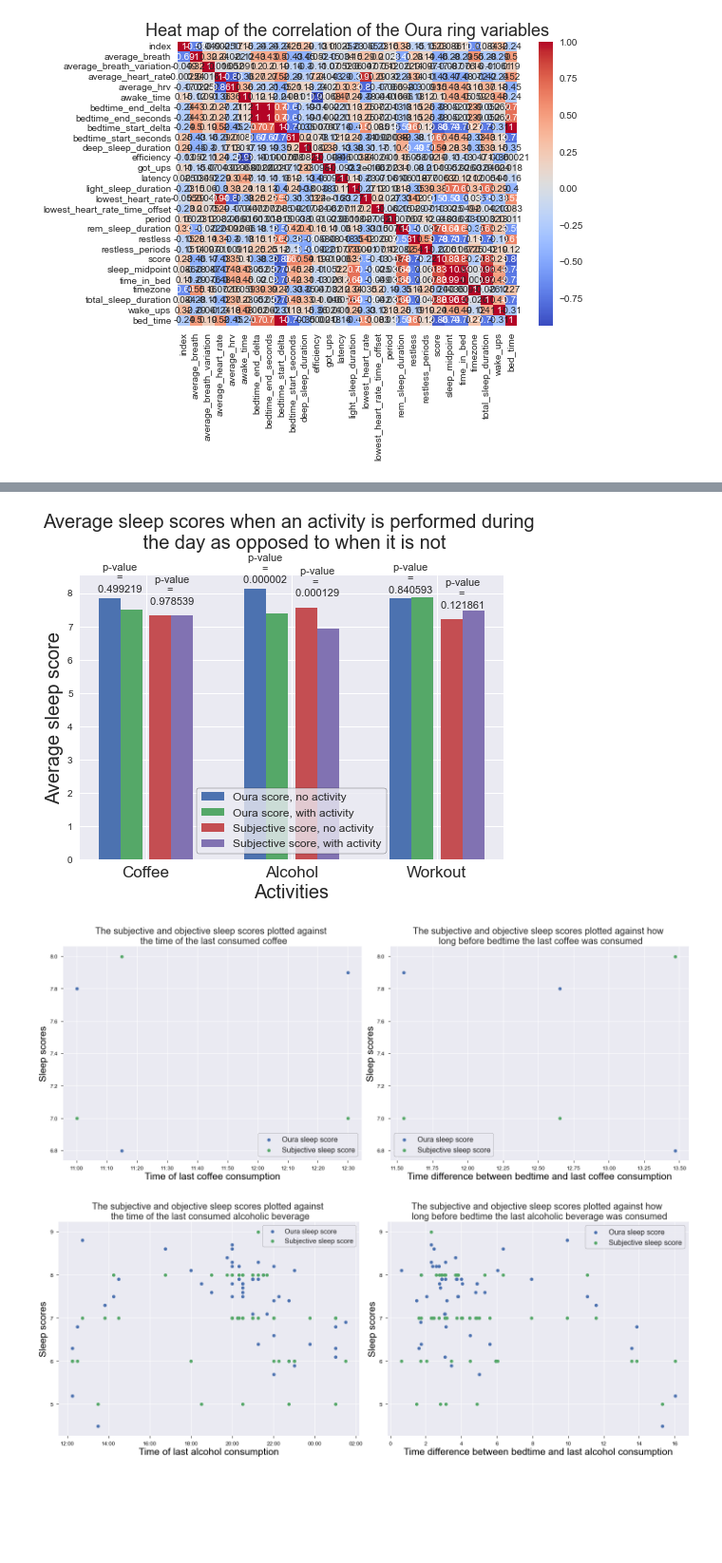
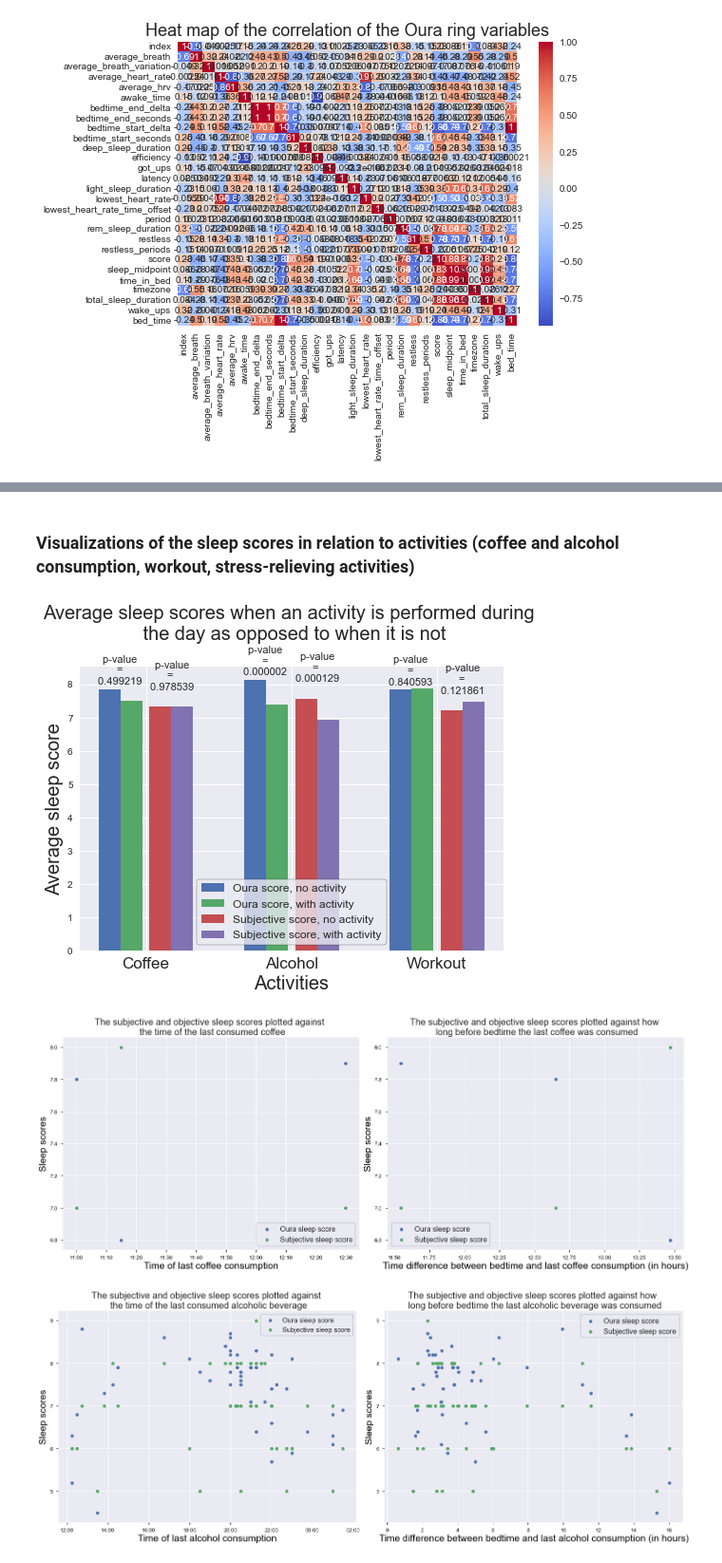
Before and after one commit to thalianajjar/internship_code, a Jupyter notebook: data_visualization.ipynb, the cells around one changed output, grey strips where cells are left out. Shown at 95% size. Saved outputs shown, nothing was run; the diff lists cells and outputs as text; code cells hidden in the pictures; blank space fills up the shorter version.

```diff
--- a/data_visualization.ipynb
+++ b/data_visualization.ipynb
@@ -135,0 +140,2 @@ plt.show()
+# %% [markdown]
+### Visualizations of the sleep scores in relation to activities (coffee and alcohol consumption, workout, stress-relieving activities)
@@ -136,8 +146,4 @@ plt.show()
 # %%
-# Function that returns the average of an integer list
-def average(lst):
-    return sum(lst) / len(lst)
-
 # Plots the average sleep scores with days when an acticity was performed as compared to those where no activity was performed
 def plot_activities_effect(df):
     plt.style.use("seaborn")
@@ -192,8 +198,8 @@ def plot_activities_effect(df):
     plt.bar(X_axis + 0.25, y_present_sub, 0.15, label = 'Subjective score, with activity')
 
     # Add p-values above bar plots
-    plt.bar_label(p1, ['       ' + 'p-value\n' + '       ' + '=\n' + '       ' + '%.6f' % p for p in p_values], padding=4, fontsize=11)
-    plt.bar_label(p2, ['        ' + 'p-value\n' + '       ' + '=\n' + '        ' + '%.6f' % p for p in p_sub_values], padding=10, fontsize=11)
+    plt.bar_label(p1, ['       ' + 'p-value\n' + '       ' + '=\n' + '       ' + '%.6f' % p for p in p_values], padding=3, fontsize=11)
+    plt.bar_label(p2, ['        ' + 'p-value\n' + '       ' + '=\n' + '        ' + '%.6f' % p for p in p_sub_values], padding=16, fontsize=11)
 
     plt.xticks(X_axis, X, fontsize=17)
     plt.xlabel("Activities", fontsize=20)
@@ -204,7 +210,7 @@ def plot_activities_effect(df):
 
 plot_activities_effect(df)
 # %% [output]
-[figure, old version]
+[figure, new version]
 # %%
 # Plot the sleep scores as a function of the time of the last coffee consumption
 def plot_coffee_times(df):
@@ -213,6 +219,7 @@ def plot_coffee_times(df):
     plt.style.use("seaborn")
     colour_axes = "black"
 
+    # Convert the time from float to datetime object (so that the axis shows e.g. 11:00 rather than 11.0)
     cof_time = []
     for index, row in coffee_days.iterrows():
         cof_time.append(datetime.datetime.fromtimestamp((coffee_days.iloc[index]['coffee_time']-1)*3600))
@@ -230,13 +237,14 @@ def plot_coffee_times(df):
     ax_coffee_time.xaxis.label.set_color(colour_axes)
     ax_coffee_time.legend(prop={'size': 16}, frameon=True, loc="best").get_frame().set_edgecolor('k')
 
+    # Compute how long before bed time coffee was consumed
     time_before_bed = coffee_days['bed_time'].values - coffee_days['coffee_time'].values
 
     ax_coffee_time_diff = time_coffee.add_subplot(122)
     ax_coffee_time_diff.ticklabel_format(useOffset=False)
     ax_coffee_time_diff.scatter(time_before_bed, coffee_days['score'].values, label="Oura sleep score")
     ax_coffee_time_diff.scatter(time_before_bed, coffee_days['subjective_sleep_score'].values, label="Subjective sleep score")
-    ax_coffee_time_diff.set_xlabel("Time difference between bedtime and last coffee consumption", fontsize=21)
+    ax_coffee_time_diff.set_xlabel("Time difference between bedtime and last coffee consumption (in hours)", fontsize=21)
     ax_coffee_time_diff.set_ylabel("Sleep scores", fontsize=21)
     ax_coffee_time_diff.tick_params(axis='both', colors=colour_axes, which='major', size=5, labelsize=12)
     ax_coffee_time_diff.set_title("The subjective and objective sleep scores plotted against how \n long before bedtime the last coffee was consumed", fontsize=20)
@@ -249,7 +257,7 @@ def plot_coffee_times(df):
 
 plot_coffee_times(df)
 # %% [output]
-[figure, old version]
+[figure, new version]
 # %%
 # Plot the sleep scores as a function of the time of the last alcohol consumption
 def plot_alcohol_times(df):
@@ -258,6 +266,7 @@ def plot_alcohol_times(df):
     plt.style.use("seaborn")
     colour_axes = "black"
 
+    # Convert the time from float to datetime object (so that the axis shows e.g. 11:00 rather than 11.0)
     alc_time = []
     for index, row in alcohol_days.iterrows():
         alc_time.append(datetime.datetime.fromtimestamp((alcohol_days.iloc[index]['alcohol_time']-1)*3600))
@@ -266,35 +275,36 @@ def plot_alcohol_times(df):
     ax_alcohol_time = time_alcohol.add_subplot(121)
     ax_alcohol_time.xaxis.set_major_formatter(mdates.DateFormatter('%H:%M'))
     ax_alcohol_time.scatter(alc_time, alcohol_days['score'].values, label="Oura sleep score")
     ax_alcohol_time.scatter(alc_time, alcohol_days['subjective_sleep_score'].values, label="Subjective sleep score")
     ax_alcohol_time.set_xlabel("Time of last alcohol consumption", fontsize=21)
     ax_alcohol_time.set_ylabel("Sleep scores", fontsize=21)
     ax_alcohol_time.tick_params(axis='both', colors=colour_axes, which='major', size=5, labelsize=12)
     ax_alcohol_time.set_title("The subjective and objective sleep scores plotted against \n the time of the last consumed alcoholic beverage", fontsize=20)
     ax_alcohol_time.yaxis.label.set_color(colour_axes)
     ax_alcohol_time.xaxis.label.set_color(colour_axes)
     ax_alcohol_time.legend(prop={'size': 15}, frameon=True, loc="best").get_frame().set_edgecolor('k')
 
+    # Compute how long before bed time alcohol was consumed
     time_before_bed = alcohol_days['bed_time'].values - alcohol_days['alcohol_time'].values
 
     ax_alcohol_time_diff = time_alcohol.add_subplot(122)
     ax_alcohol_time_diff.ticklabel_format(useOffset=False)
     ax_alcohol_time_diff.scatter(time_before_bed, alcohol_days['score'].values, label="Oura sleep score")
     ax_alcohol_time_diff.scatter(time_before_bed, alcohol_days['subjective_sleep_score'].values, label="Subjective sleep score")
-    ax_alcohol_time_diff.set_xlabel("Time difference between bedtime and last alcohol consumption", fontsize=21)
+    ax_alcohol_time_diff.set_xlabel("Time difference between bedtime and last alcohol consumption (in hours)", fontsize=21)
     ax_alcohol_time_diff.set_ylabel("Sleep scores", fontsize=21)
     ax_alcohol_time_diff.tick_params(axis='both', colors=colour_axes, which='major', size=5, labelsize=12)
     ax_alcohol_time_diff.set_title("The subjective and objective sleep scores plotted against how \n long before bedtime the last alcoholic beverage was consumed", fontsize=20)
     ax_alcohol_time_diff.yaxis.label.set_color(colour_axes)
     ax_alcohol_time_diff.xaxis.label.set_color(colour_axes)
     ax_alcohol_time_diff.legend(prop={'size': 16}, frameon=True, loc="best").get_frame().set_edgecolor('k')
     time_alcohol.tight_layout()
 
     plt.show()
 
 plot_alcohol_times(df)
 # %% [output]
-[figure, old version]
+[figure, new version]
 # %%
 # Plot the sleep scores as a function of the end time of the last workout
 def plot_workout_times(df):
```
Also changed, not shown: parts of 6 cells of this notebook.
